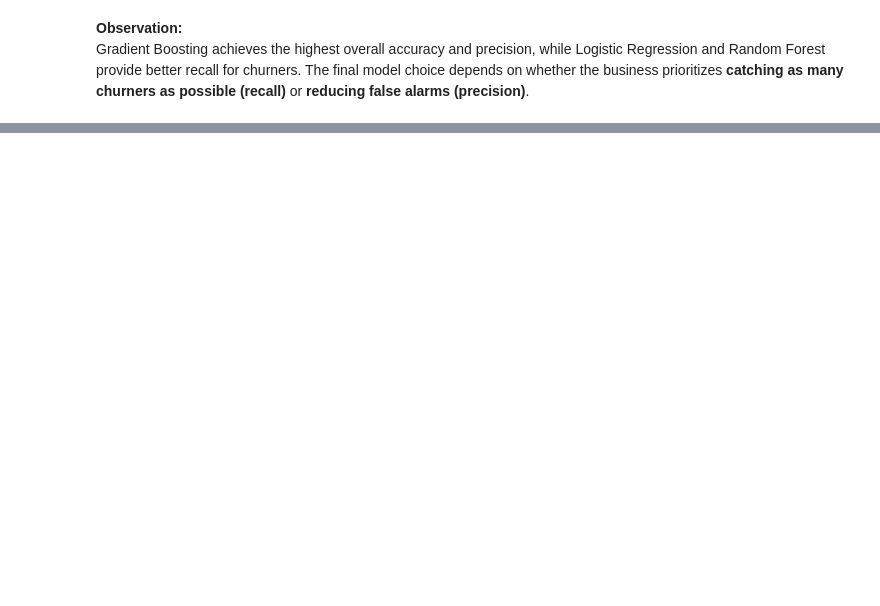
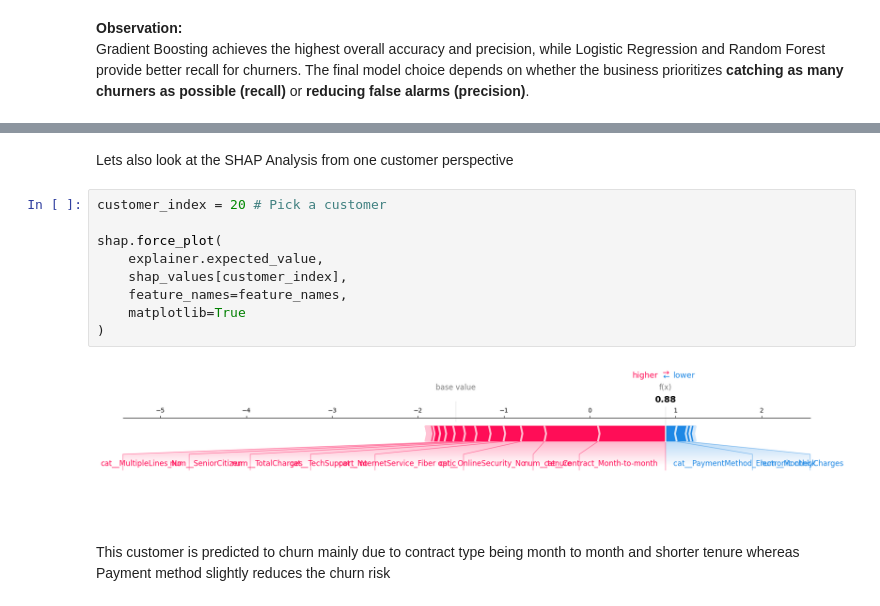
Before and after one commit to TarandeepKalra/customer-churn-model-comparison, a Jupyter notebook: model_comparison_churn.ipynb, the cells around one changed output, grey strips where cells are left out. Cells and saved outputs as stored; diff of their text form; blank space fills up the shorter version.

```diff
--- a/model_comparison_churn.ipynb
+++ b/model_comparison_churn.ipynb
@@ -498,0 +542,15 @@ provide better recall for churners. The final model choice depends on whether th
+# %% [markdown]
+Lets also look at the SHAP Analysis from one customer perspective
+# %%
+customer_index = 20 # Pick a customer
+
+shap.force_plot(
+    explainer.expected_value,
+    shap_values[customer_index],
+    feature_names=feature_names,
+    matplotlib=True
+)
+# %% [output]
+[figure, added]
+# %% [markdown]
+This customer is predicted to churn mainly due to contract type being month to month and shorter tenure whereas Payment method slightly reduces the churn risk
```
Also changed, not shown: parts of 18 cells of this notebook, 4 other files.
